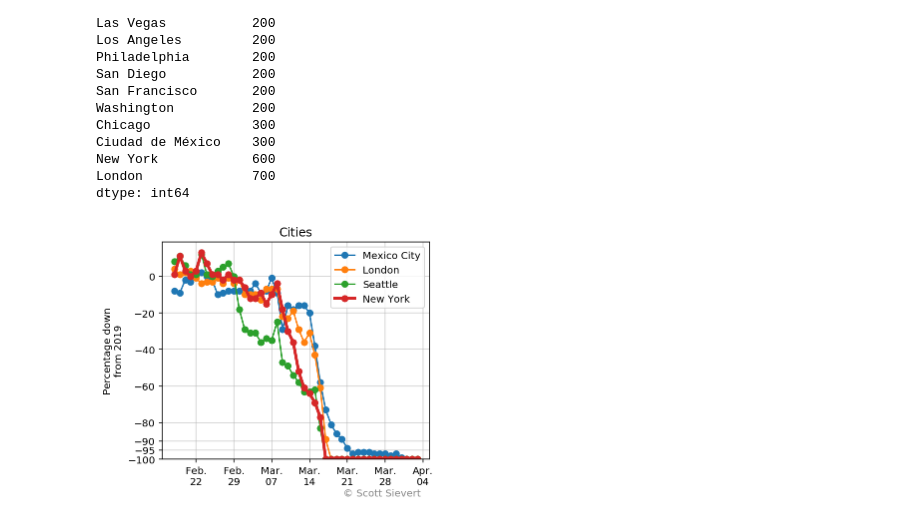
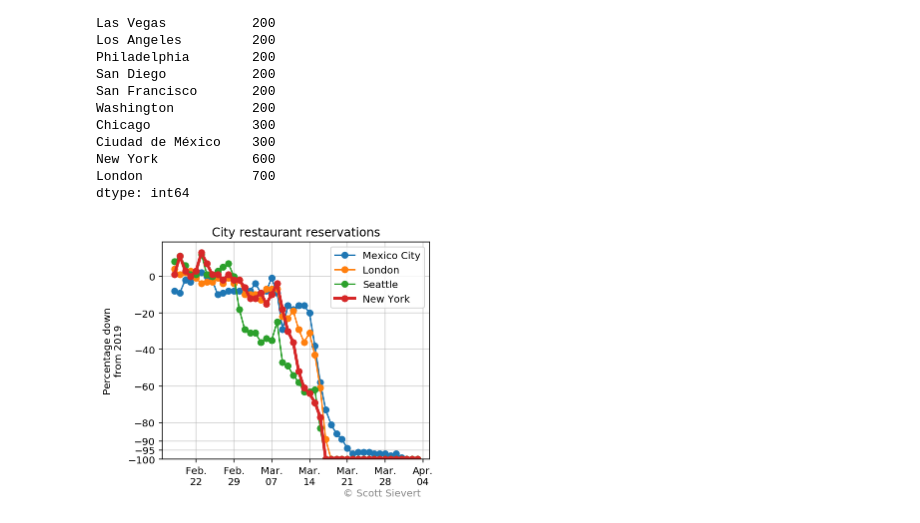
Before and after one commit to stsievert/covid-19, a Jupyter notebook: open-table-cities.ipynb, the cells around one changed output. Cells and saved outputs as stored; diff of their text form; code cells hidden in the pictures.

```diff
--- a/open-table-cities.ipynb
+++ b/open-table-cities.ipynb
@@ -102,31 +102,32 @@ import matplotlib.pyplot as plt
 import matplotlib.dates as mdates
 import numpy as np
 w = 4
 fig, ax = plt.subplots(figsize=(1.2 * w, w))
 
 for city in show:
     label = city
     if "xico" in label:
         label = "Mexico City"
     kwargs = {}
     if city == "New York":
         kwargs = {"linewidth": 3}
     ax.plot(datetimes, show[city], "o-", label=label, **kwargs)
 
 ticks = (-np.arange(5) * 20).tolist()
 ticks.extend([-90, -95, -100, 20])
 ax.yaxis.set_major_locator(plt.FixedLocator(ticks))
 weeks = pd.date_range(datetime(2020, 2, 15), datetime.now() + timedelta(7), freq="7D")
 ax.xaxis.set_major_formatter(mdates.DateFormatter("%b.\n%d"))
 ax.xaxis.set_major_locator(plt.FixedLocator([mdates.date2num(w) for w in weeks]))
 ax.grid(alpha=0.6)
 ax.legend(loc="best")
 ax.set_ylabel("Percentage down\nfrom 2019")
 ax.set_title("Cities")
 ax.set_ylim(-100, None)
 xlim = ax.get_xlim()
 ax.text(xlim[1] - 16, -120, "© Scott Sievert", color="#" + "8" * 6)
+ax.set_title("City restaurant reservations")
 fig.savefig("imgs/opentable-cities.svg", bbox_inches="tight")
 fig.savefig("imgs/opentable-cities.png", bbox_inches="tight", dpi=300)
 # %% [output]
-[figure, old version]
+[figure, new version]
```
Also changed, not shown: 9 other files.
